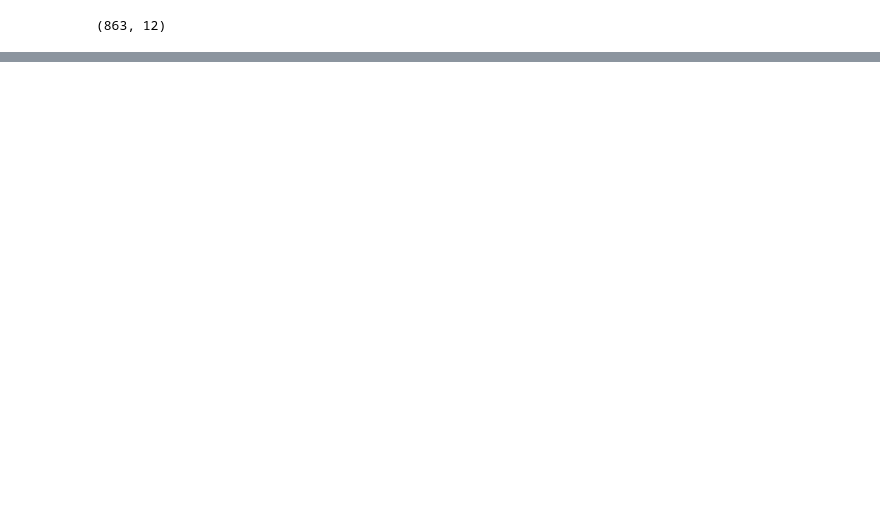
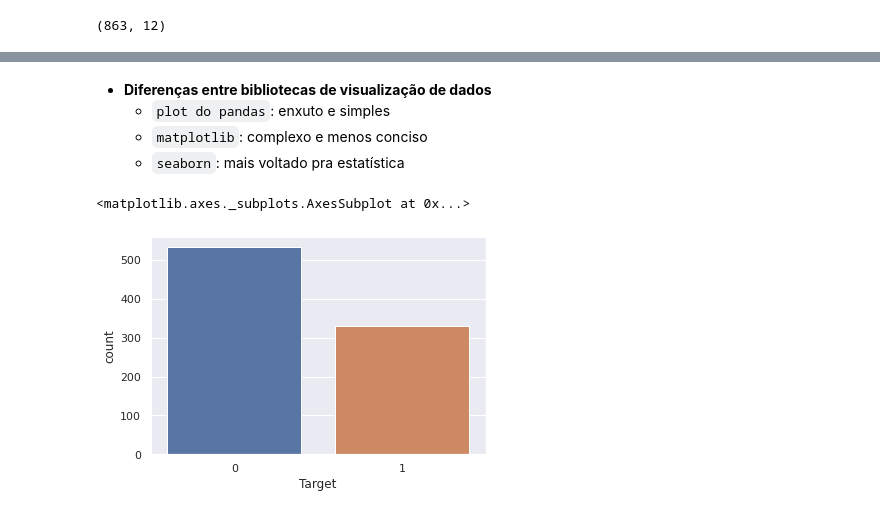
Before and after one commit to gabriel7268/Data-Science, a Jupyter notebook: Lets Code UFBA/Lets_Code_UFBA.ipynb, the cells around one changed output, grey strips where cells are left out. Cells and saved outputs as stored; diff of their text form; code cells hidden in the pictures; blank space fills up the shorter version.

```diff
--- a/Lets Code UFBA/Lets_Code_UFBA.ipynb
+++ b/Lets Code UFBA/Lets_Code_UFBA.ipynb
@@ -135,0 +180,12 @@ df.shape
+# %% [markdown]
+- **Diferenças entre bibliotecas de visualização de dados**
+    - `plot do pandas`: enxuto e simples
+    - `matplotlib`: complexo e menos conciso
+    - `seaborn`: mais voltado pra estatística
+# %%
+#Plota gráfico de barras verticais da frequencia do Target
+sns.set()
+sns.countplot(data=df, x = 'Target')
+# %% [output]
+<matplotlib.axes._subplots.AxesSubplot at 0x...>
+[figure, added]
```
Also changed, not shown: parts of 28 cells of this notebook.
